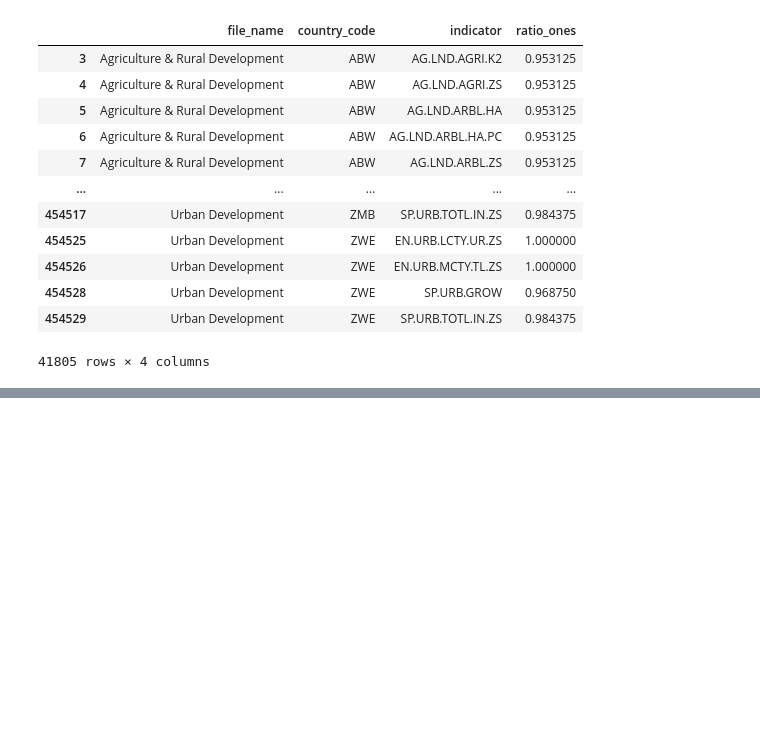
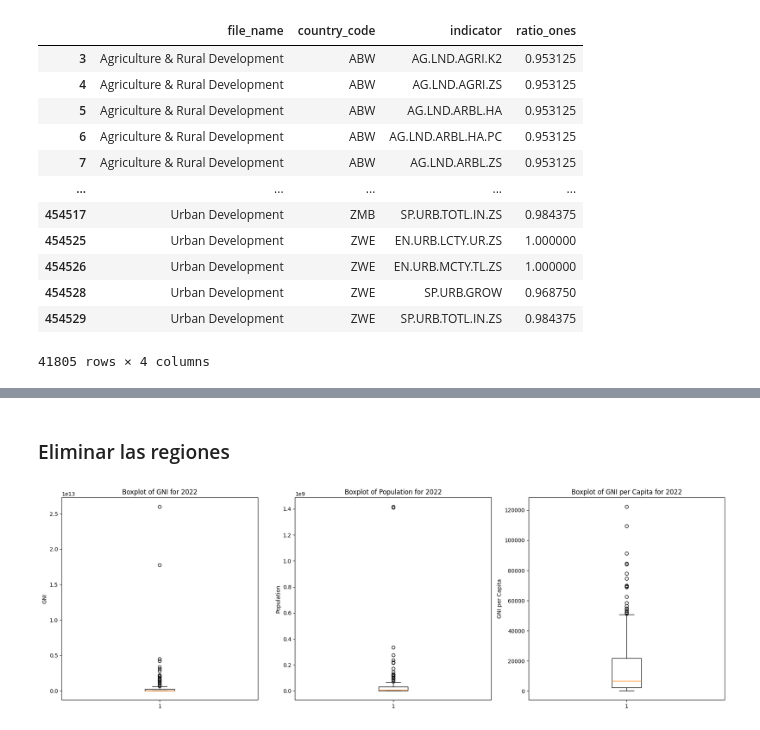
Before and after one commit to mkiszkur/TT1, a Jupyter notebook: 03_eda/EDA_entrega_3.ipynb, the cells around one changed output, grey strips where cells are left out. Cells and saved outputs as stored; diff of their text form; code cells hidden in the pictures; blank space fills up the shorter version.

```diff
--- a/03_eda/EDA_entrega_3.ipynb
+++ b/03_eda/EDA_entrega_3.ipynb
@@ -377,0 +697,5 @@ BokehModel(combine_events=True, render_bundle={'docs_json': {'dc420876-98bd-42b7
+# %%
+# Filtrar los datos para el año 2022
+data_2022 = merged_data[merged_data['Year'] == anho_cluster]
+data_2022['gni_index'] = data_2022['GNI'] / data_2022['Population']
+data_2022.head()
@@ -377,0 +714,29 @@ BokehModel(combine_events=True, render_bundle={'docs_json': {'dc420876-98bd-42b7
+# %% [markdown]
+### Eliminar las regiones
+# %%
+data_2022 = data_2022[~data_2022['Country Code'].isin(excluir)]
+# %%
+import matplotlib.pyplot as plt
+
+# Boxplots en una fila
+fig, axes = plt.subplots(1, 3, figsize=(18, 6))
+
+# Boxplot para GNI
+axes[0].boxplot(data_2022['GNI'].dropna())
+axes[0].set_title('Boxplot of GNI for 2022')
+axes[0].set_ylabel('GNI')
+
+# Boxplot para Population
+axes[1].boxplot(data_2022['Population'].dropna())
+axes[1].set_title('Boxplot of Population for 2022')
+axes[1].set_ylabel('Population')
+
+# Boxplot para GNI per Capita
+axes[2].boxplot(data_2022['gni_index'].dropna())
+axes[2].set_title('Boxplot of GNI per Capita for 2022')
+axes[2].set_ylabel('GNI per Capita')
+
+plt.tight_layout()
+plt.show()
+# %% [output]
+[figure, added]
```
Also changed, not shown: parts of 51 cells of this notebook, 11 other files.
